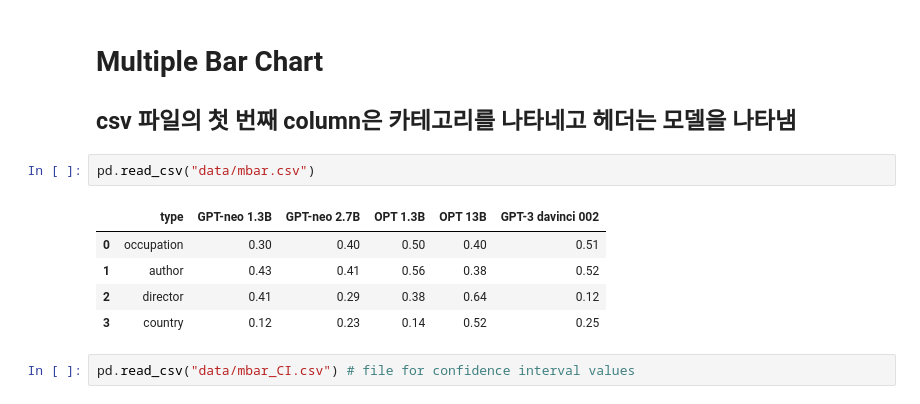
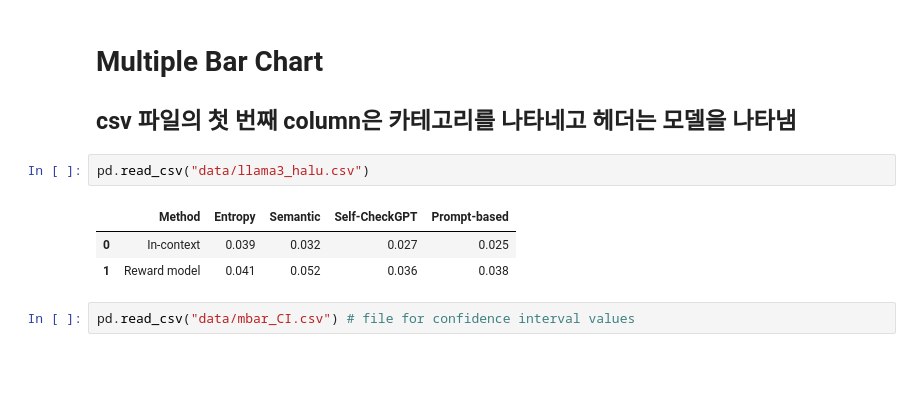
Before and after one commit to tjdgh3946/visualizer-, a Jupyter notebook: example.ipynb, the cells around one changed output. Saved outputs shown, nothing was run; the diff lists cells and outputs as text; blank space fills up the shorter version.

```diff
--- a/example.ipynb
+++ b/example.ipynb
@@ -66,13 +66,11 @@ visualizer.histogram(density=True, ylabel="Density", title="Histogram")
 # Multiple Bar Chart
 ## csv 파일의 첫 번째 column은 카테고리를 나타네고 헤더는 모델을 나타냄
 # %%
-pd.read_csv("data/mbar.csv")
+pd.read_csv("data/llama3_halu.csv")
 # %% [output]
-|  | type | GPT-neo 1.3B | GPT-neo 2.7B | OPT 1.3B | OPT 13B | GPT-3 davinci 002 |
-| 0 | occupation | 0.30 | 0.40 | 0.50 | 0.40 | 0.51 |
-| 1 | author | 0.43 | 0.41 | 0.56 | 0.38 | 0.52 |
-| 2 | director | 0.41 | 0.29 | 0.38 | 0.64 | 0.12 |
-| 3 | country | 0.12 | 0.23 | 0.14 | 0.52 | 0.25 |
+|  | Method | Entropy | Semantic | Self-CheckGPT | Prompt-based |
+| 0 | In-context | 0.039 | 0.032 | 0.027 | 0.025 |
+| 1 | Reward model | 0.041 | 0.052 | 0.036 | 0.038 |
 # %%
 pd.read_csv("data/mbar_CI.csv") # file for confidence interval values
 # %% [output]
```
Also changed, not shown: parts of 7 cells of this notebook, 28 other files.
